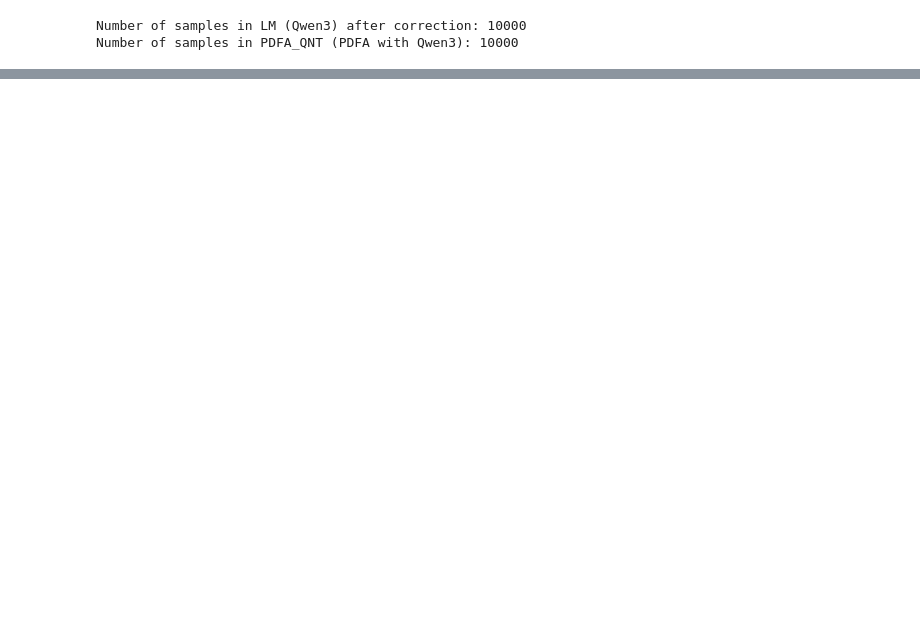
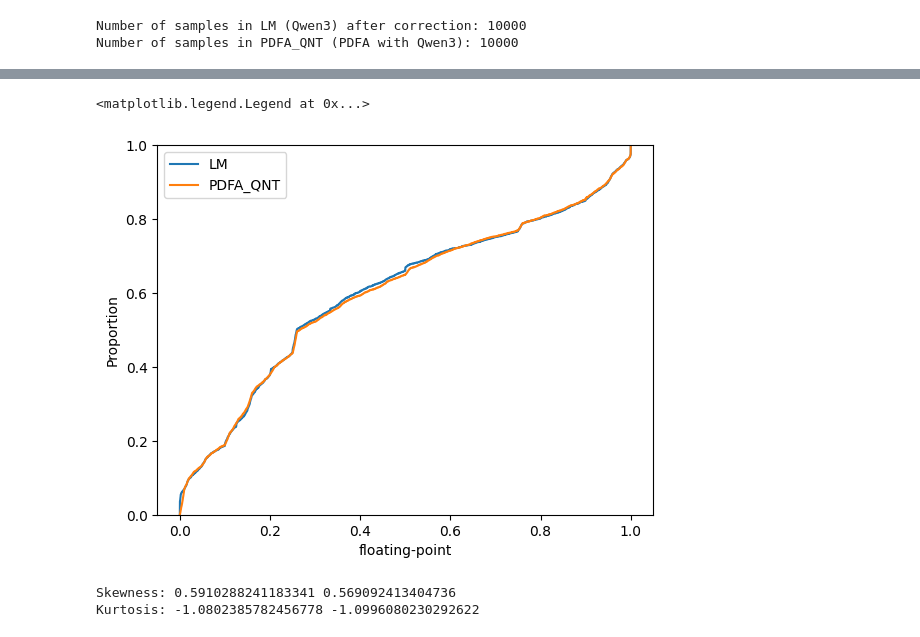
Before and after one commit to kidnixt/qwen_POC, a Jupyter notebook: data_analysis.ipynb, the cells around one changed output, grey strips where cells are left out. Saved outputs shown, nothing was run; the diff lists cells and outputs as text; code cells hidden in the pictures; blank space fills up the shorter version.

```diff
--- a/data_analysis.ipynb
+++ b/data_analysis.ipynb
@@ -219,0 +262,14 @@ Note on large sample sizes (10k): With very large datasets, even tiny, practical
+# %%
+import seaborn as sns
+sns.ecdfplot(data=LM_values, label='LM')
+sns.ecdfplot(data=PDFA_QNT_values, label='PDFA_QNT')
+plt.legend()
+# %% [output]
+<matplotlib.legend.Legend at 0x...>
+[figure, added]
+# %%
+print("Skewness:", stats.skew(LM_values), stats.skew(PDFA_QNT_values))
+print("Kurtosis:", stats.kurtosis(LM_values), stats.kurtosis(PDFA_QNT_values))
+# %% [output]
+Skewness: 0.5910288241183341 0.569092413404736
+Kurtosis: -1.0802385782456778 -1.0996080230292622
```
Also changed, not shown: parts of 7 cells of this notebook, 4 other files.
